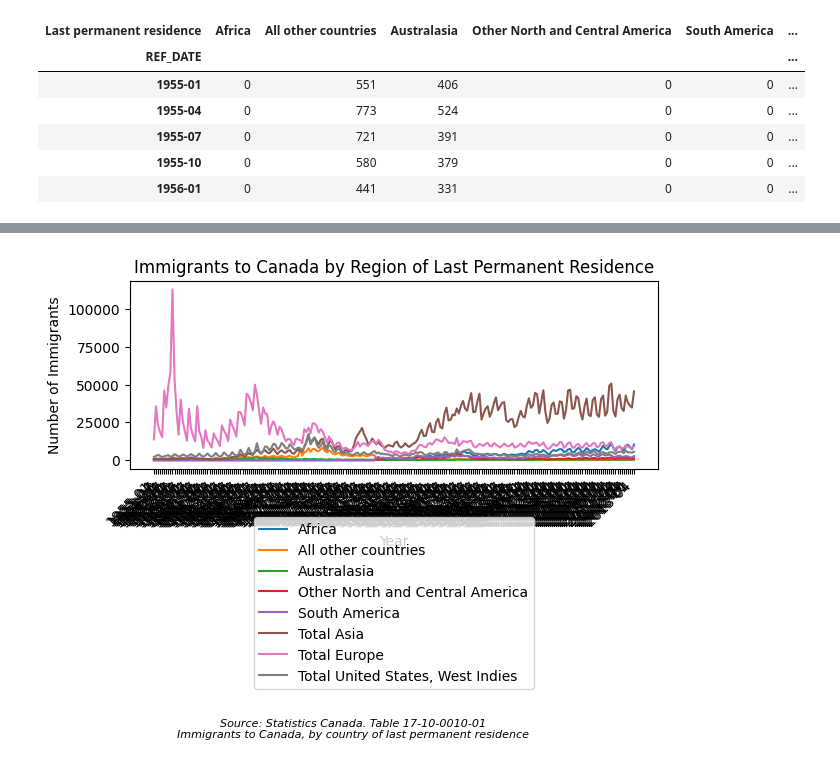
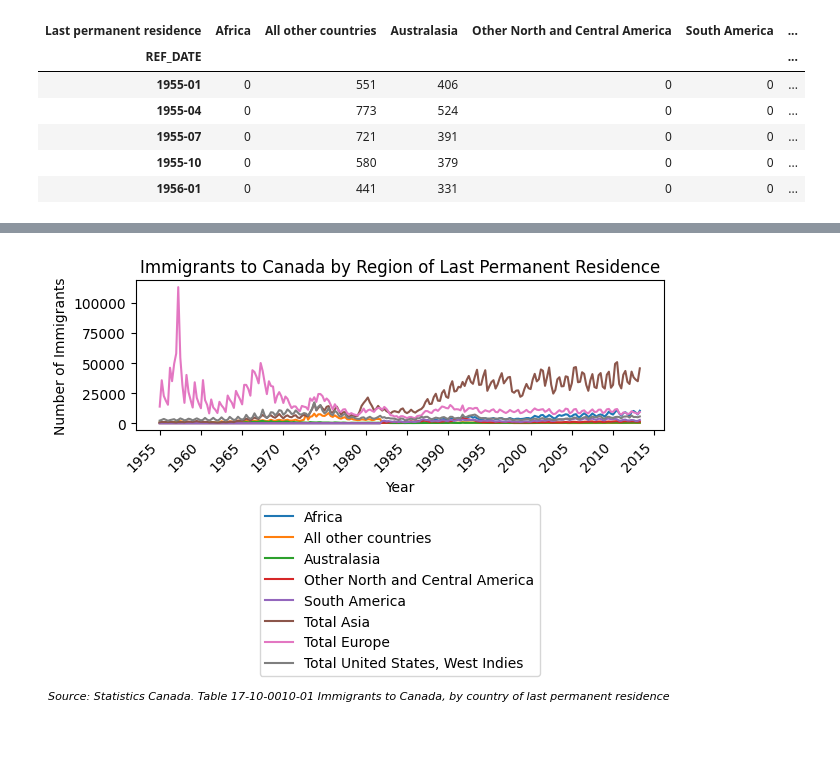
Before and after one commit to yrmo/gcinfo, a Jupyter notebook: immigrants-country-of-origin-1955-2013.ipynb, the cells around one changed output, grey strips where cells are left out. Drawn from its saved outputs; the diff is of its cells as text; code cells hidden in the pictures; blank space fills up the shorter version.

Commit message:
Add immigrants to Canada by region of last permanent residence

```diff
--- a/immigrants-country-of-origin-1955-2013.ipynb
+++ b/immigrants-country-of-origin-1955-2013.ipynb
@@ -425,55 +350,83 @@ ValueError: Length mismatch: Expected axis has 8 elements, new values have 9 ele
 # %%
 import matplotlib.pyplot as plt
 import pandas as pd
+import matplotlib.dates as mdates
 
-# Assumes df_origin_simple_filtered_plot already exists with REF_DATE and the region columns
+# Start from the dataframe (regions are columns, dates live in the index)
 df = df_origin_simple_filtered_plot.copy()
 
-# Ensure REF_DATE is datetime for proper ordering
-# df['REF_DATE'] = pd.to_datetime(df['REF_DATE'])
-# df = df.set_index('REF_DATE').sort_index()
+# Move the index into a normal column so we can clean it
+df = df.reset_index()
 
-regions = [
-    'Africa',
-    'All other countries',
-    'Australasia',
-    'Other North and Central America',
-    'South America',
-    'Total Asia',
-    'Total Europe',
-    'Total United States, West Indies'
+# The first column now holds the dates (and possibly a "REF_DATE" header row)
+date_col = df.columns[0]
+
+# Keep only rows that look like real dates
+mask = df[date_col].astype(str).str.contains("-", na=False)
+df_clean = df.loc[mask].copy()
+
+# Rename cleanly
+df_clean = df_clean.rename(columns={date_col: "date"})
+df_clean["date"] = pd.to_datetime(df_clean["date"])
+
+# Make sure the region columns are numeric
+region_cols = [
+    "Africa",
+    "All other countries",
+    "Australasia",
+    "Other North and Central America",
+    "South America",
+    "Total Asia",
+    "Total Europe",
+    "Total United States, West Indies"
 ]
 
+for col in region_cols:
+    df_clean[col] = pd.to_numeric(df_clean[col], errors="coerce").fillna(0)
+
+df_clean = df_clean.sort_values("date").reset_index(drop=True)
+
+# Plot
 fig, ax = plt.subplots()
 
-for region in regions:
-    ax.plot(df.index, df[region], linestyle='-', label=region)
+for col in region_cols:
+    ax.plot(df_clean["date"], df_clean[col], linestyle="-", label=col)
 
 ax.set_title("Immigrants to Canada by Region of Last Permanent Residence")
 ax.set_xlabel("Year")
 ax.set_ylabel("Number of Immigrants")
 
+# Show a year label roughly every 5 years so the axis is readable
+ax.xaxis.set_major_locator(mdates.YearLocator(base=5))
+ax.xaxis.set_major_formatter(mdates.DateFormatter("%Y"))
+
+# ===== easy vertical controls =====
+legend_y = -0.45         # move legend up/down (more negative = lower)
+source_y = 0.05         # move source up/down
+bottom_margin = 0.42      # how much space to leave under the plot
+# ==================================
+
 ax.legend(
     title=None,
     loc="upper center",
-    bbox_to_anchor=(0.5, -0.22),
+    bbox_to_anchor=(0.5, legend_y),
     ncol=1,
     frameon=True
 )
 
 plt.xticks(rotation=45, ha="right")
 
-plt.subplots_adjust(bottom=0.3)
+plt.subplots_adjust(bottom=bottom_margin)
 
 plt.figtext(
-    0.5, -0.03,
-    "Source: Statistics Canada. Table 17-10-0010-01\nImmigrants to Canada, by country of last permanent residence",
+    0.5, source_y,
+    "Source: Statistics Canada. Table 17-10-0010-01 Immigrants to Canada, by country of last permanent residence",
     ha="center",
     fontsize=8,
     style="italic"
 )
 
 plt.tight_layout()
 plt.show()
 # %% [output]
-[figure, old version]
+[figure, new version]
```
Also changed, not shown: parts of 1 cell of this notebook.
